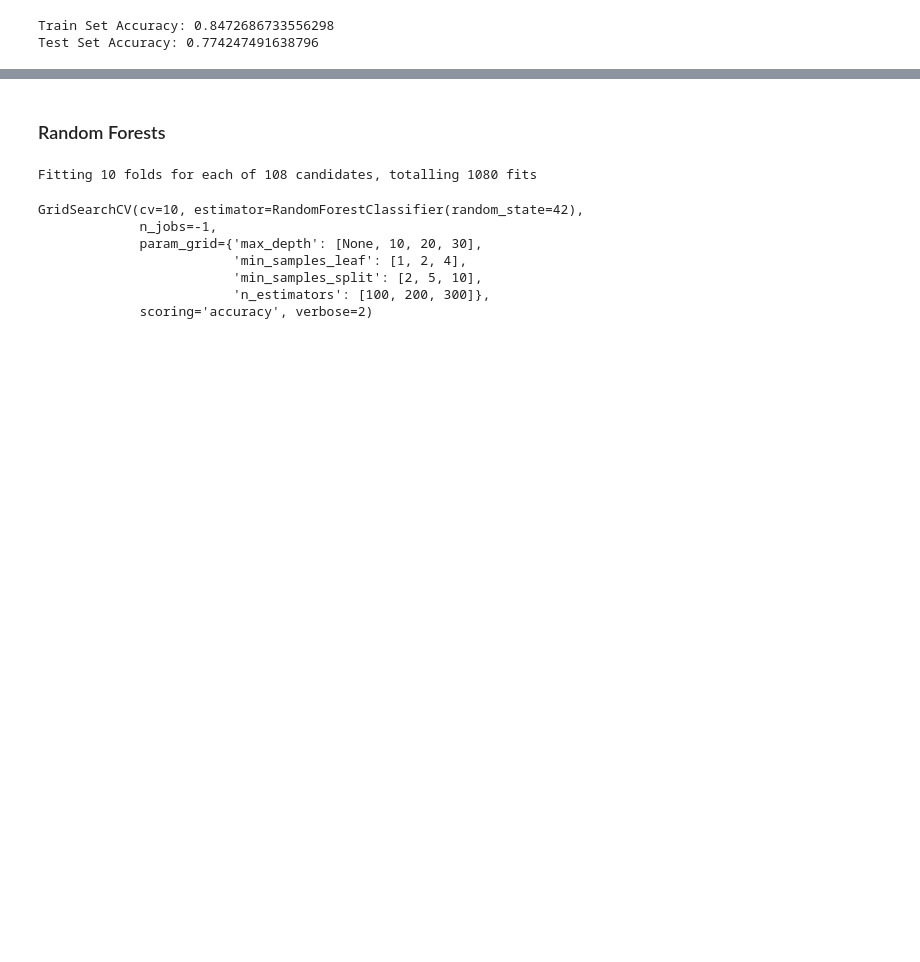
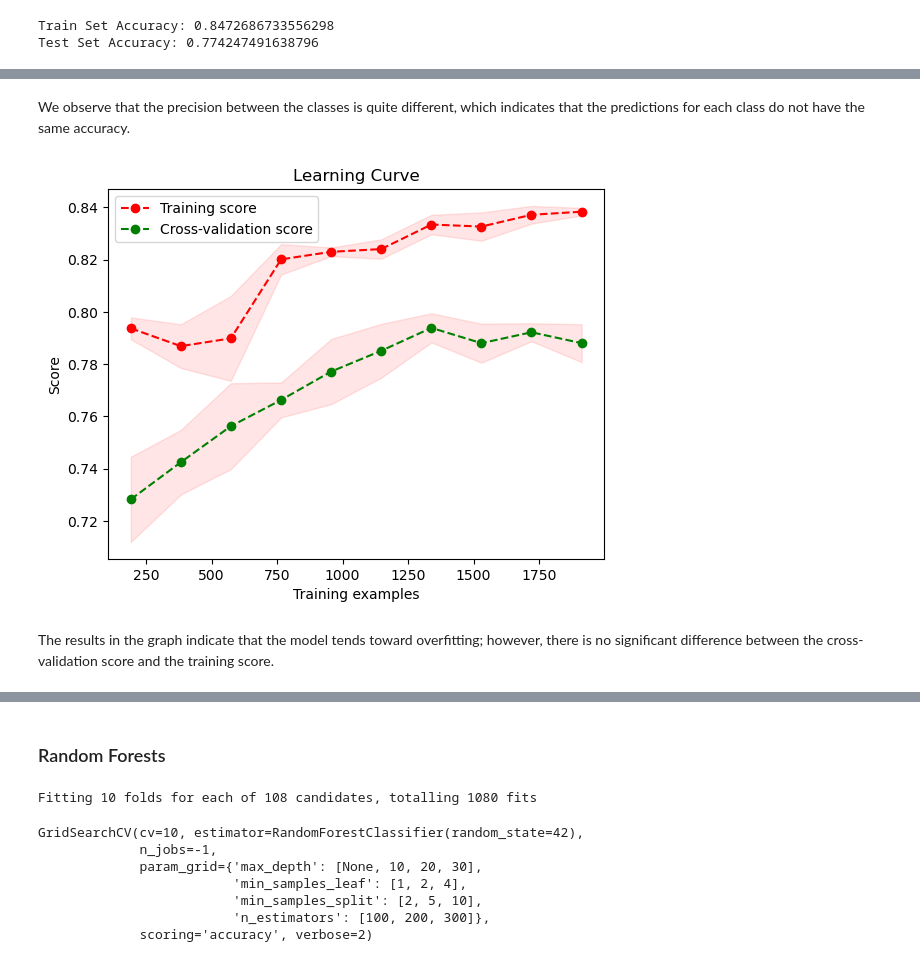
Before and after one commit to ayberkozcan/classification-exercises, a Jupyter notebook: Analyzing Student Performances/classification_students.ipynb, the cells around one changed output, grey strips where cells are left out. Saved outputs shown, nothing was run; the diff lists cells and outputs as text; code cells hidden in the pictures; blank space fills up the shorter version.

```diff
--- a/Analyzing Student Performances/classification_students.ipynb
+++ b/Analyzing Student Performances/classification_students.ipynb
@@ -343,0 +433,29 @@ Test Set Accuracy: 0.774247491638796
+# %% [markdown]
+We observe that the precision between the classes is quite different, which indicates that the predictions for each class do not have the same accuracy.
+# %%
+# Learning Curve
+
+from sklearn.model_selection import learning_curve
+
+train_sizes, train_scores, test_scores = learning_curve(best_knn_model, X, y, cv=5, n_jobs=-1, train_sizes=np.linspace(0.1, 1.0, 10))
+
+train_scores_mean = np.mean(train_scores, axis=1)
+train_scores_std = np.std(train_scores, axis=1)
+test_scores_mean = np.mean(test_scores, axis=1)
+test_scores_std = np.std(test_scores, axis=1)
+
+plt.figure()
+plt.plot(train_sizes, train_scores_mean, "o--", color="r", label="Training score")
+plt.plot(train_sizes, test_scores_mean, "o--", color="g", label="Cross-validation score")
+plt.fill_between(train_sizes, train_scores_mean - train_scores_std, train_scores_mean + train_scores_std, alpha=0.1, color="r")
+plt.fill_between(train_sizes, test_scores_mean - test_scores_std, test_scores_mean + test_scores_std, alpha=0.1, color="r")
+plt.xlabel("Training examples")
+plt.ylabel("Score")
+plt.title("Learning Curve")
+plt.legend(loc="best")
+
+plt.show()
+# %% [output]
+[figure, added]
+# %% [markdown]
+The results in the graph indicate that the model tends toward overfitting; however, there is no significant difference between the cross-validation score and the training score.
```
Also changed, not shown: parts of 13 cells of this notebook.
